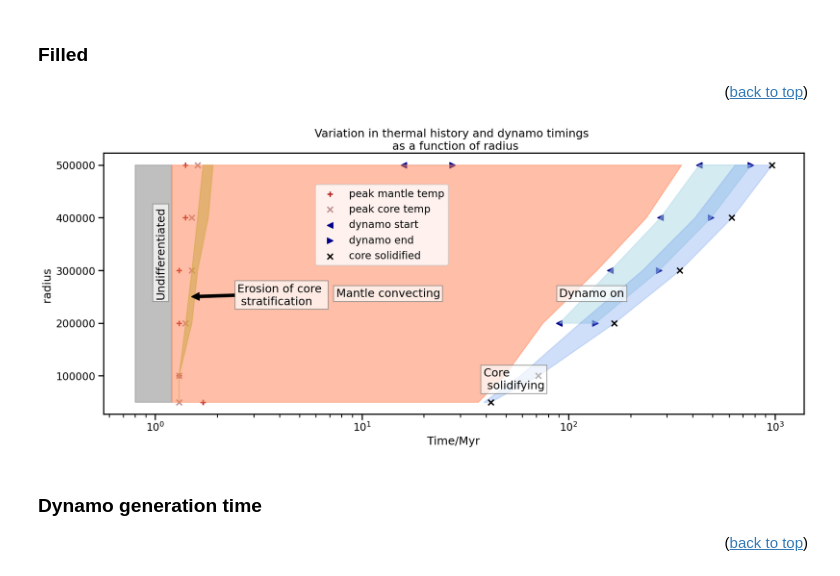
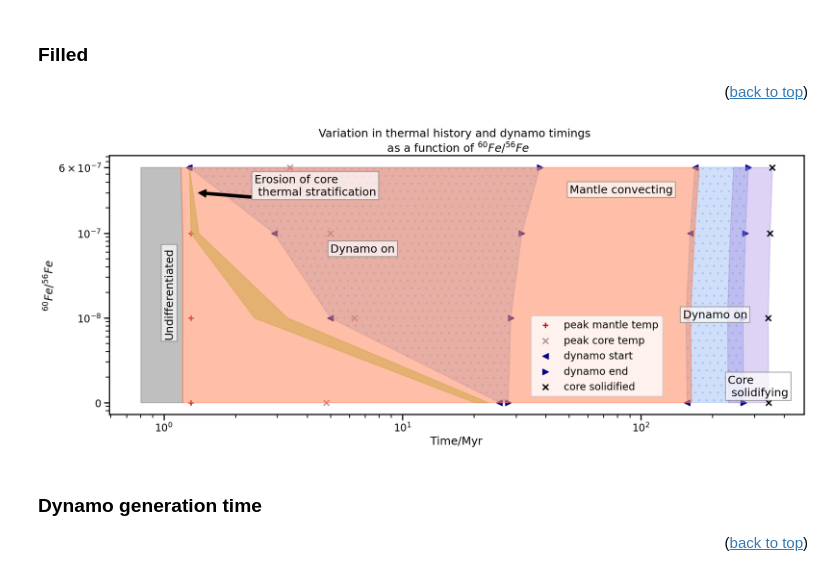
Before and after one commit to Hannah-RS/planetesimal-magnetic-history, a Jupyter notebook: Plotting_scripts/Single_var_comparison.ipynb, the cells around one changed output. Cells and saved outputs as stored; diff of their text form; code cells hidden in the pictures.

```diff
--- a/Plotting_scripts/Single_var_comparison.ipynb
+++ b/Plotting_scripts/Single_var_comparison.ipynb
@@ -41,7 +41,7 @@ colors = ['black','darkblue','blue','royalblue','cornflowerblue','paleturquoise'
 # %% [markdown]
 ## Import data
 # %%
-folder = 'Singlevar2/'
+folder = 'Singlevar1/'
 subfolders = {'rcmf':1,'eta0':2,'beta':3,'etal':4,'Xs_0':5,'Fe0':6,'alpha_n':7,'r':8}
 labels = {'rcmf':'$\\phi_{{RCMF}}$','eta0':'$\\eta_0$','beta':'$\\beta$','etal':'$\\eta_l$ ','Xs_0':'$X_{{s,0}}$','Fe0':'$^{{60}}Fe/^{{56}}Fe$','alpha_n':'$\\alpha_n$','r':'radius'}
 Myr = 365*24*3600*1e6 #number of s in Myr
@@ -452,0 +495,2 @@ if save == True:
+# %%
+colors = ['darkblue','royalblue','cornflowerblue','paleturquoise']
@@ -509,6 +589,9 @@ with sns.plotting_context('talk'):
 <p align="right">(<a href="#top">back to top</a>)</p>
 # %%
 #filter by number of generation periods
+#data = data[(data['eta0']>1e11)&(data['eta0']<1e23)]
+data.loc[data['Fe0']==0,'Fe0']=1e-9
+data['fcond_t']=data['fcond_t'].fillna(data['tsolid']) #if mantle doesnt stop convecting fill until end of thermal evolution
 data1 = data[data['Bn1']>1]
 data2 = data[data['Bn1']>=1] #only one dynamo generation period
 data2.loc[data2['Bn1']>1,'magon_1']=data2.loc[data2['Bn1']>1,'magon_2'] #replace the first generation period with the second so when plot together get continuous
@@ -521,49 +604,56 @@ with sns.plotting_context('talk'):
     plt.scatter(data['magon_1'],data[var],label='dynamo start',marker='<',color='darkblue')
     plt.scatter(data['magoff_1'],data[var],label='dynamo end',marker='>',color='darkblue')
     plt.scatter(data['magon_2'],data[var],marker='<',color='darkblue')
     plt.scatter(data['magoff_2'],data[var],marker='>',color='darkblue')
     plt.fill_betweenx(data[var],0.8,data['diff_time'],color='gray',alpha=0.5)
     plt.fill_betweenx(data[var],data['tstrat_remove'],data['terode'],color='yellowgreen',alpha=0.5)
-    plt.fill_betweenx(data1[var],data1['magon_1'],data1['magoff_1'],color='lightblue',alpha=0.5)
-    plt.fill_betweenx(data1[var],data1['magon_2'],data1['magoff_2'],color='lightblue',alpha=0.5)
-    plt.fill_betweenx(data2[var],data2['magon_1'],data2['magoff_1'],color='lightblue',alpha=0.5)
+    plt.fill_betweenx(data[var],data['magon_1'],data['magoff_1'],color='cornflowerblue',alpha=0.3,hatch='.')
+    #plt.fill_betweenx(data[var],data['magon_2'],data['magoff_2'],color='cornflowerblue',alpha=0.3,hatch='.')
+    #plt.fill_betweenx(data1[var],data1['magon_1'],data1['magoff_1'],color='cornflowerblue',alpha=0.3,hatch='.')
+    plt.fill_betweenx(data1[var],data1['magon_2'],data1['magoff_2'],color='cornflowerblue',alpha=0.3,hatch='.')
+    #plt.fill_betweenx(data2[var],data2['magon_1'],data2['magoff_1'],color='cornflowerblue',alpha=0.3,hatch='.')
     plt.fill_betweenx(data[var],data['diff_time'],data['fcond_t'],color='coral',alpha=0.5)
-    plt.fill_betweenx(data[var],data['tsolid_start'],data['tsolid'],color='cornflowerblue',alpha=0.3)
+    plt.fill_betweenx(data[var],data['tsolid_start'],data['tsolid'],color='mediumpurple',alpha=0.3)
     plt.scatter(data['tsolid'],data[var],label='core solidified',marker='x',color='black')
 
 
     plt.xlabel('Time/Myr')
     plt.xscale('log')
     bcol = 'white' #color for label box
     ecol ='gray' #edgecolor for label box
     aval=0.7 #alpha for label box
     if logvar == True:
         #add text labels
-        plt.text(x=1,y=max(data[var])*1e-6,s='Undifferentiated',rotation='vertical')
-        plt.text(x=data.loc[2,'fcond_t']*0.1,y=max(data[var])*1e-5,s='Mantle convecting')
-        plt.text(x=data.loc[2,'magon_1'],y=max(data[var])*1e-5,s='Dynamo on')
-        plt.text(x=data.loc[data[var]==var2,'tsolid_start'],y=var2*1e-3,s='Core \n solidifying')
-        plt.annotate('Erosion of core \n stratification',(data.loc[2,'terode'],max(data[var])*1e-5),(data.loc[2,'terode']+1,max(data[var])*5e-4),arrowprops=dict(facecolor='black',edgecolor='black'))
+        plt.text(x=1,y=max(data[var])*1e-6,s='Undifferentiated',rotation='vertical',bbox=dict(edgecolor=ecol,facecolor=bcol,alpha=aval))
+        plt.text(x=data.loc[2,'fcond_t']*4,y=max(data[var])*1e-2,s='Mantle convecting',bbox=dict(edgecolor=ecol,facecolor=bcol,alpha=aval))
+        plt.text(x=data.loc[2,'magon_1']*4,y=max(data[var])*1e-5,s='Dynamo on',bbox=dict(edgecolor=ecol,facecolor=bcol,alpha=aval))
+        plt.text(x=10,y=1e13,s='Core \n solidifying',bbox=dict(edgecolor=ecol,facecolor=bcol,alpha=aval))
+        plt.annotate('Erosion of core \n stratification',(data.loc[2,'terode'],max(data[var])*1e-5),(data.loc[2,'terode']+1,max(data[var])*5e-4),arrowprops=dict(facecolor='black',edgecolor='black'),bbox=dict(edgecolor=ecol,facecolor=bcol,alpha=aval))
         plt.yscale('log')
     elif (var == 'Xs_0')|(var=='alpha_n'):
         plt.text(x=1,y=max(data[var])*0.9,s='Undifferentiated',rotation='vertical',bbox=dict(edgecolor=ecol,facecolor=bcol,alpha=aval))
         plt.text(x=data.loc[1,'fcond_t']*0.1,y=max(data[var])*0.9,s='Mantle convecting',bbox=dict(edgecolor=ecol,facecolor=bcol,alpha=aval))
         plt.text(x=data.loc[1,'magon_1'],y=max(data[var])*0.9,s='Dynamo on',bbox=dict(edgecolor=ecol,facecolor=bcol,alpha=aval))
         plt.text(x=data.loc[data[var]==var1,'tsolid_start'],y=min(data[var])*1.1,s='Core \n solidifying',bbox=dict(edgecolor=ecol,facecolor=bcol,alpha=aval))
         plt.annotate('Erosion of core \n stratification',(data.loc[1,'terode'],max(data[var])*0.9),(data.loc[1,'terode']+1,max(data[var])*0.85),arrowprops=dict(facecolor='black',edgecolor='black'),bbox=dict(edgecolor=ecol,facecolor=bcol,alpha=aval))
     else:
         #add text labels
-        plt.text(x=1,y=max(data[var])*0.5,s='Undifferentiated',rotation='vertical',bbox=dict(edgecolor=ecol,facecolor=bcol,alpha=aval))
-        plt.text(x=data.loc[2,'fcond_t']*0.1,y=max(data[var])/2,s='Mantle convecting',bbox=dict(edgecolor=ecol,facecolor=bcol,alpha=aval))
-        plt.text(x=data.loc[2,'magon_1'],y=max(data[var])/2,s='Dynamo on',bbox=dict(edgecolor=ecol,facecolor=bcol,alpha=aval))
-        plt.text(x=data.loc[data[var]==var1,'tsolid_start'],y=min(data[var])*1.5,s='Core \n solidifying',bbox=dict(edgecolor=ecol,facecolor=bcol,alpha=aval))
-        plt.annotate('Erosion of core \n stratification',(data.loc[2,'terode'],max(data[var])*0.5),(data.loc[2,'terode']+1,max(data[var])*0.47),arrowprops=dict(facecolor='black',edgecolor='black'),bbox=dict(edgecolor=ecol,facecolor=bcol,alpha=aval))
+        plt.text(x=1,y=max(data[var])*0.01,s='Undifferentiated',rotation='vertical',bbox=dict(edgecolor=ecol,facecolor=bcol,alpha=aval))
+        plt.text(x=data.loc[2,'fcond_t']*0.3,y=max(data[var])/2,s='Mantle convecting',bbox=dict(edgecolor=ecol,facecolor=bcol,alpha=aval))
+        plt.text(x=data.loc[1,'magon_1'],y=max(data[var])*0.1,s='Dynamo on',bbox=dict(edgecolor=ecol,facecolor=bcol,alpha=aval))
+        plt.text(x=150,y=1e-8,s='Dynamo on',bbox=dict(edgecolor=ecol,facecolor=bcol,alpha=aval))
+        plt.text(x=data.loc[data[var]==1e-9,'tsolid_start'],y=min(data[var])*1.2,s='Core \n solidifying',bbox=dict(edgecolor=ecol,facecolor=bcol,alpha=aval))
+        plt.annotate('Erosion of core \n thermal stratification',(data.loc[2,'terode'],max(data[var])*0.5),(data.loc[2,'terode']+1,max(data[var])*0.47),arrowprops=dict(facecolor='black',edgecolor='black'),bbox=dict(edgecolor=ecol,facecolor=bcol,alpha=aval))
     plt.ylabel(f'{varlab} {unit}')
-    plt.legend(bbox_to_anchor=[0.5,0.9])
+    if var == 'Fe0':
+        plt.yscale('log')
+        plt.yticks(ticks=[1e-9,1e-8,1e-7,6e-7],labels=[0,'$10^{-8}$','$10^{-7}$','$6\\times10^{-7}$'])
+
+    plt.legend(bbox_to_anchor=[0.6,0.4])
 if save == True:
     plt.savefig(f'../Plots/{folder}all_timings_{var}.png',dpi=450,bbox_inches='tight')
 # %% [output]
-[figure, old version]
+[figure, new version]
 # %% [markdown]
 ### Dynamo generation time <a class="anchor" id="dynamo"></a>
 <p align="right">(<a href="#top">back to top</a>)</p>
```
Also changed, not shown: parts of 24 cells of this notebook, 1 other file.
